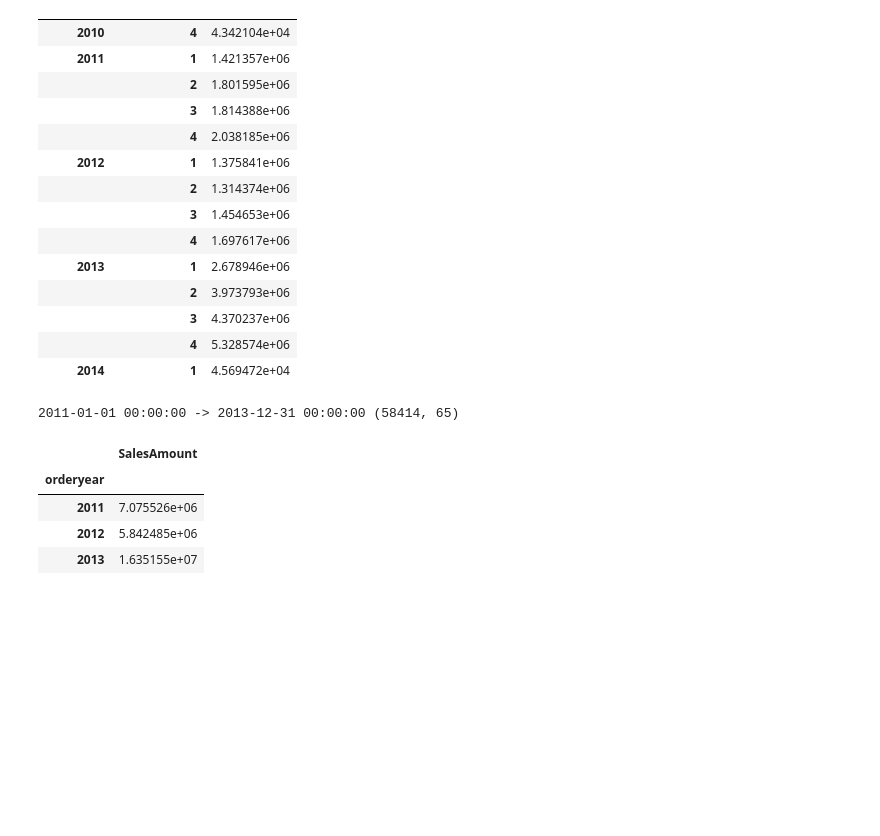
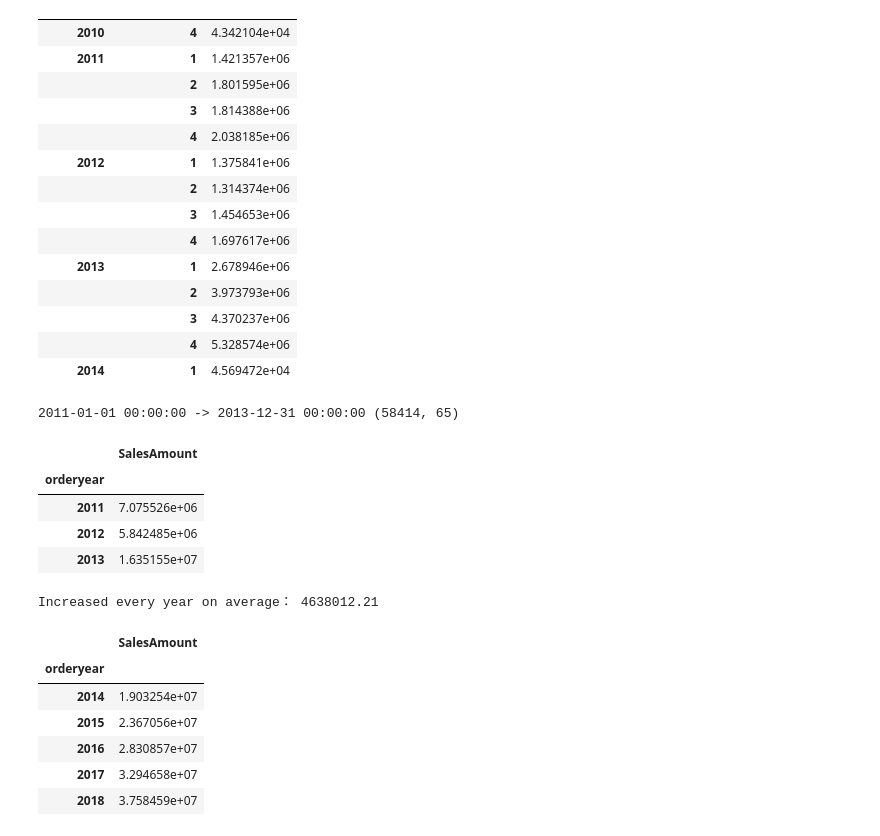
Before and after one commit to qiaotracy33/LingRep, a Jupyter notebook: WeeklyModules/Week08/Week08_Participation.ipynb, the cells around one changed output. Drawn from its saved outputs; the diff is of its cells as text; code cells hidden in the pictures; blank space fills up the shorter version.

```diff
--- a/WeeklyModules/Week08/Week08_Participation.ipynb
+++ b/WeeklyModules/Week08/Week08_Participation.ipynb
@@ -92,4 +92,25 @@ yearly_sales
 | 2011 | 7.075526e+06 |
 | 2012 | 5.842485e+06 |
 | 2013 | 1.635155e+07 |
+# %%
+years = yearly_sales.index.to_numpy()
+sales = yearly_sales['SalesAmount'].to_numpy()
+
+slope, intercept = np.polyfit(years, sales, 1)
+print('Increased every year on average：', round(slope, 2))
+
+
+future_years = np.arange(years.max() + 1, years.max() + 6)
+forecast = pd.DataFrame({'SalesAmount': slope * future_years + intercept}, index=future_years)
+forecast.index.name = 'orderyear'
+forecast
+# %% [output]
+Increased every year on average： 4638012.21
+|  | SalesAmount |
+| orderyear |  |
+| 2014 | 1.903254e+07 |
+| 2015 | 2.367056e+07 |
+| 2016 | 2.830857e+07 |
+| 2017 | 3.294658e+07 |
+| 2018 | 3.758459e+07 |
 # %%
```
Also changed, not shown: parts of 1 cell of this notebook.
